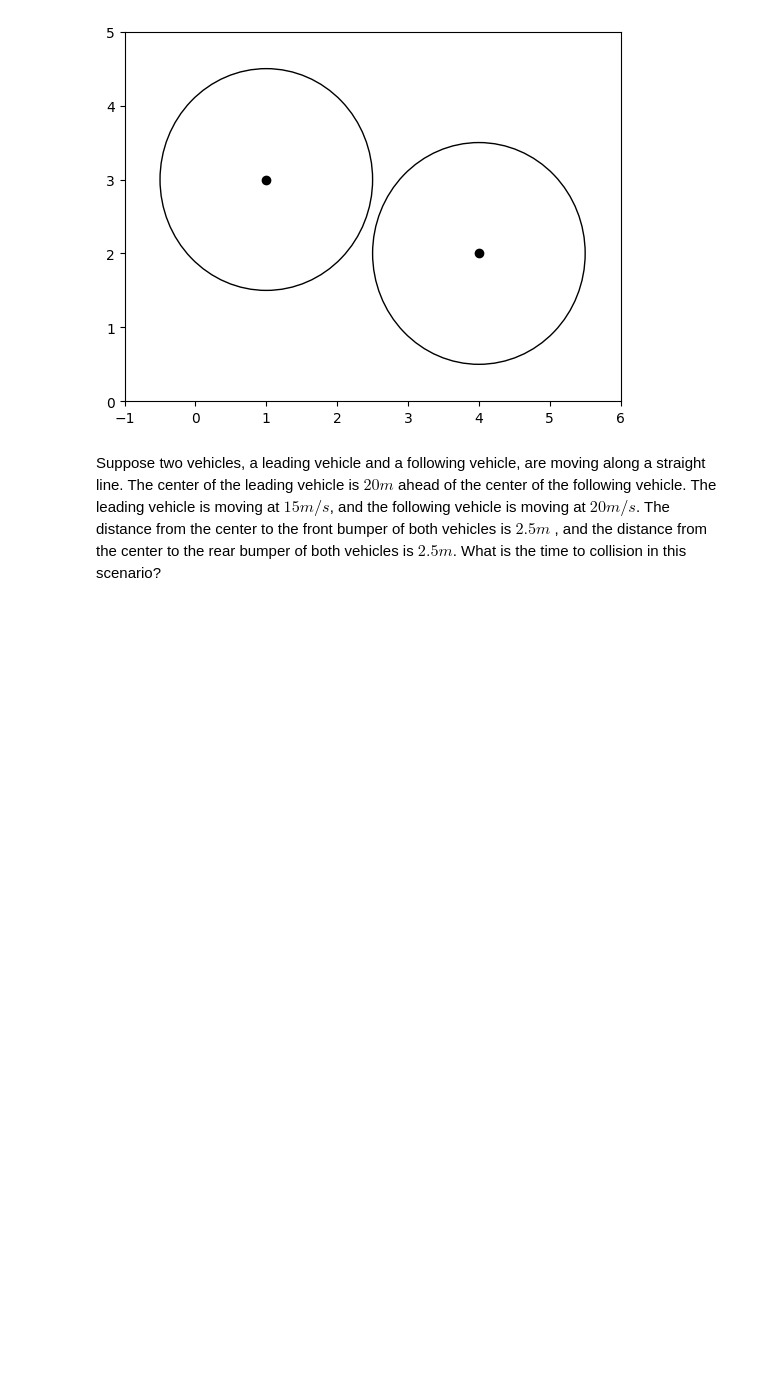
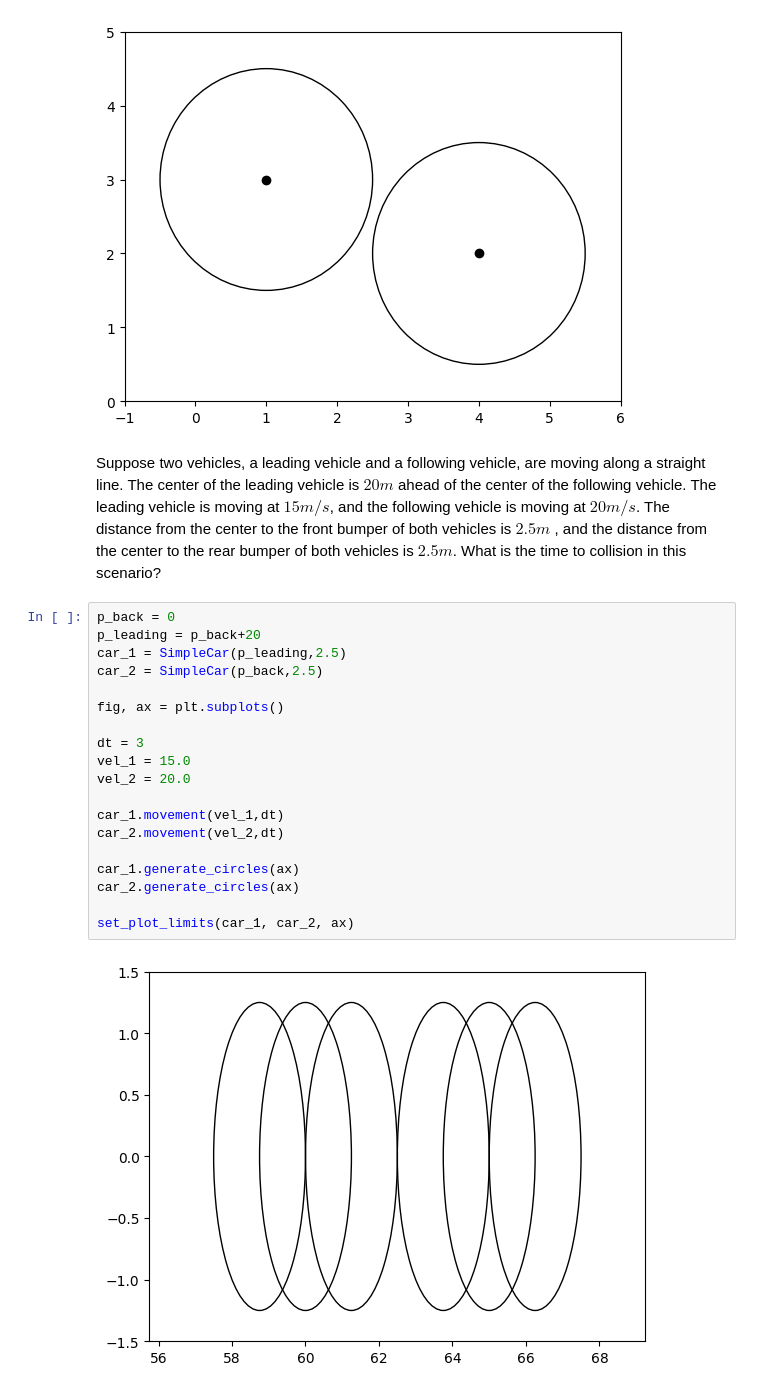
Before and after one commit to yasuomaidana/Self-Driving-Cars, a Jupyter notebook: Motion Planning for Self-Driving Cars/Dynamic Object Interactions/Excersice/Excersices.ipynb, the cells around one changed output. Saved outputs shown, nothing was run; the diff lists cells and outputs as text; blank space fills up the shorter version.

```diff
--- a/Motion Planning for Self-Driving Cars/Dynamic Object Interactions/Excersice/Excersices.ipynb
+++ b/Motion Planning for Self-Driving Cars/Dynamic Object Interactions/Excersice/Excersices.ipynb
@@ -29,3 +34,24 @@ leading vehicle is $20 m$ ahead of the center of the following vehicle. The lead
 the following vehicle is moving at $20 m/s$. The distance from the center to the front bumper of both vehicles is $2.5
 m$, and the distance from the center to the rear bumper of both vehicles is $2.5 m$. What is the time to collision in
 this scenario?
+# %%
+p_back = 0
+p_leading = p_back+20
+car_1 = SimpleCar(p_leading,2.5)
+car_2 = SimpleCar(p_back,2.5)
+
+fig, ax = plt.subplots()
+
+dt = 3
+vel_1 = 15.0
+vel_2 = 20.0
+
+car_1.movement(vel_1,dt)
+car_2.movement(vel_2,dt)
+
+car_1.generate_circles(ax)
+car_2.generate_circles(ax)
+
+set_plot_limits(car_1, car_2, ax)
+# %% [output]
+[figure, added]
```
Also changed, not shown: parts of 5 cells of this notebook, 1 other file.
